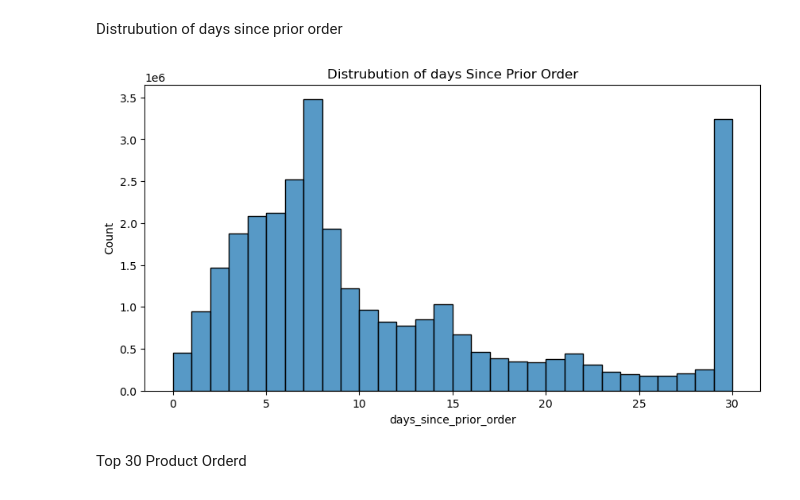
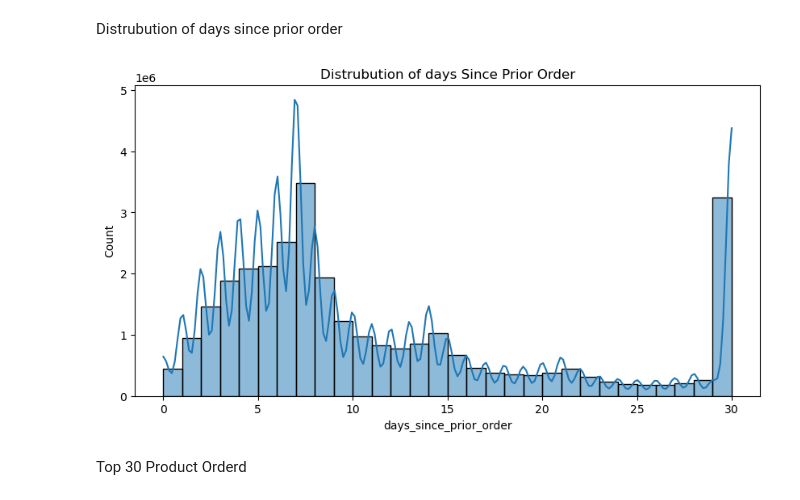
Before and after one commit to 3qouri/ML-Project, a Jupyter notebook: Project.ipynb, the cells around one changed output. Drawn from its saved outputs; the diff is of its cells as text; code cells hidden in the pictures.

```diff
--- a/Project.ipynb
+++ b/Project.ipynb
@@ -106,11 +106,11 @@ complete_df.describe()
 Distrubution of days since prior order
 # %%
 plt.figure(figsize=(10,5))
-sns.histplot(complete_df['days_since_prior_order'],bins=30)
+sns.histplot(complete_df['days_since_prior_order'],bins=30,kde=True)
 plt.title("Distrubution of days Since Prior Order")
 plt.show()
 # %% [output]
-[figure, old version]
+[figure, new version]
 # %% [markdown]
 Top 30 Product Orderd
 # %%
```
Also changed, not shown: parts of 35 cells of this notebook.
